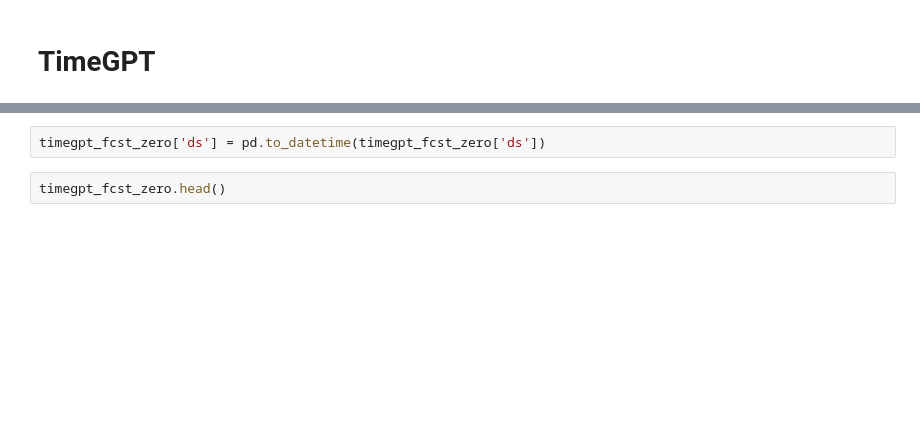
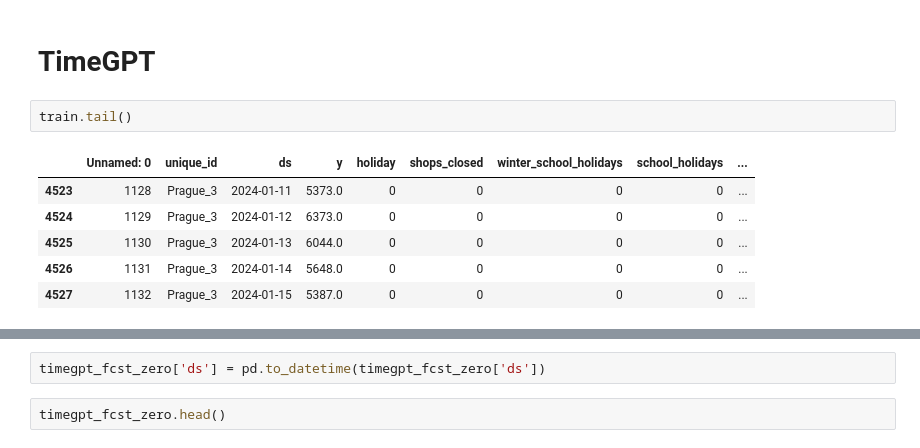
Before and after one commit to Satyajit-Chaudhuri/Critical_Evaluation-of_Foundational_Models_in_Demand_Forecasting, a Jupyter notebook: Daily_Forecasting/Probabilistic_Daily.ipynb, the cells around one changed output, grey strips where cells are left out. Drawn from its saved outputs; the diff is of its cells as text; blank space fills up the shorter version.

```diff
--- a/Daily_Forecasting/Probabilistic_Daily.ipynb
+++ b/Daily_Forecasting/Probabilistic_Daily.ipynb
@@ -349,3 +378,12 @@ files.download("neural_forecast_weekly_merged.csv")
 [interactive output not drawn]
 # %% [markdown]
 # TimeGPT
+# %%
+train.tail()
+# %% [output]
+|  | Unnamed: 0 | unique_id | ds | y | holiday | shops_closed | winter_school_holidays | school_holidays | ... |
+| 4523 | 1128 | Prague_3 | 2024-01-11 | 5373.0 | 0 | 0 | 0 | 0 | ... |
+| 4524 | 1129 | Prague_3 | 2024-01-12 | 6373.0 | 0 | 0 | 0 | 0 | ... |
+| 4525 | 1130 | Prague_3 | 2024-01-13 | 6044.0 | 0 | 0 | 0 | 0 | ... |
+| 4526 | 1131 | Prague_3 | 2024-01-14 | 5648.0 | 0 | 0 | 0 | 0 | ... |
+| 4527 | 1132 | Prague_3 | 2024-01-15 | 5387.0 | 0 | 0 | 0 | 0 | ... |
```
Also changed, not shown: parts of 24 cells of this notebook, 1 other file.
